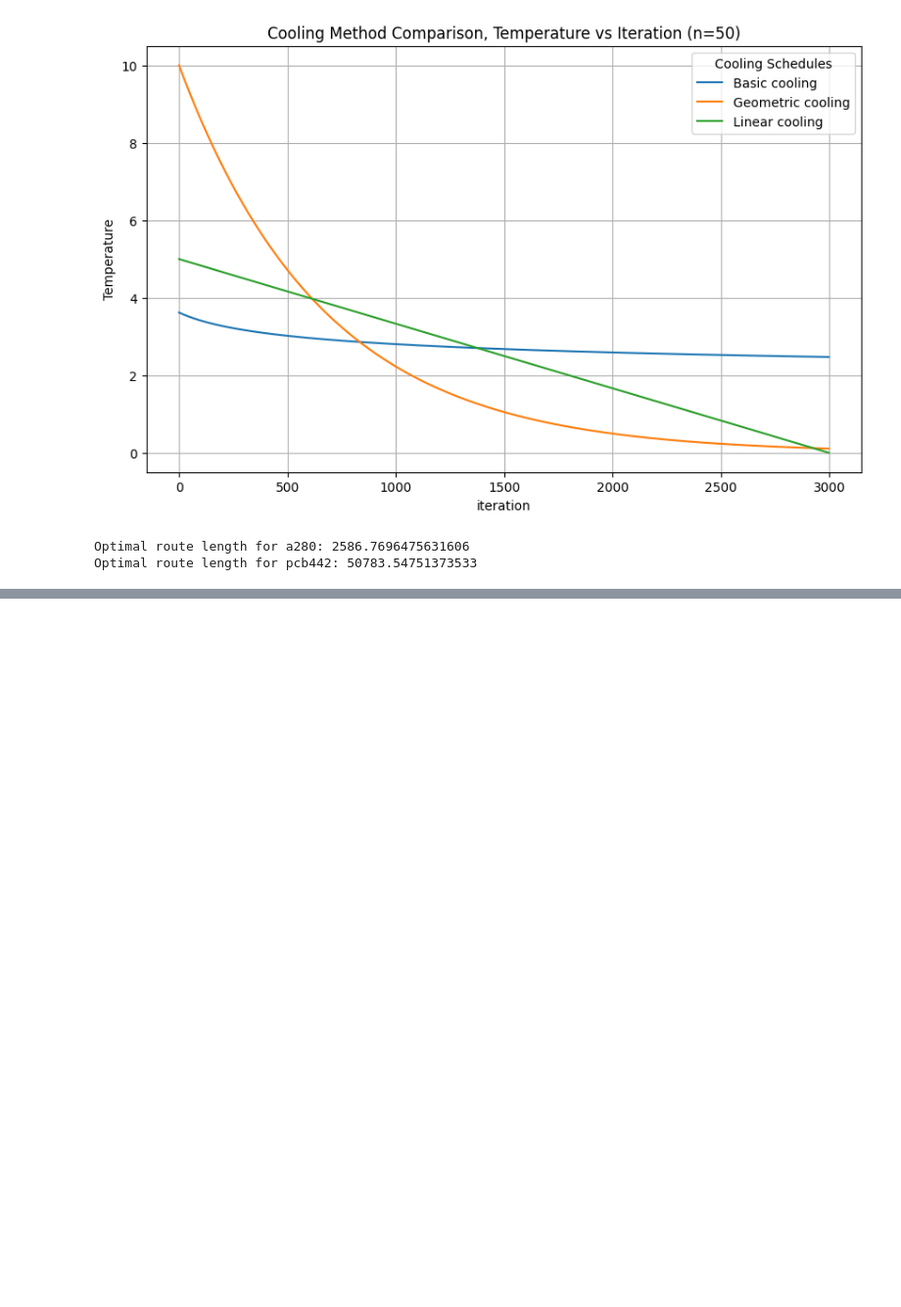
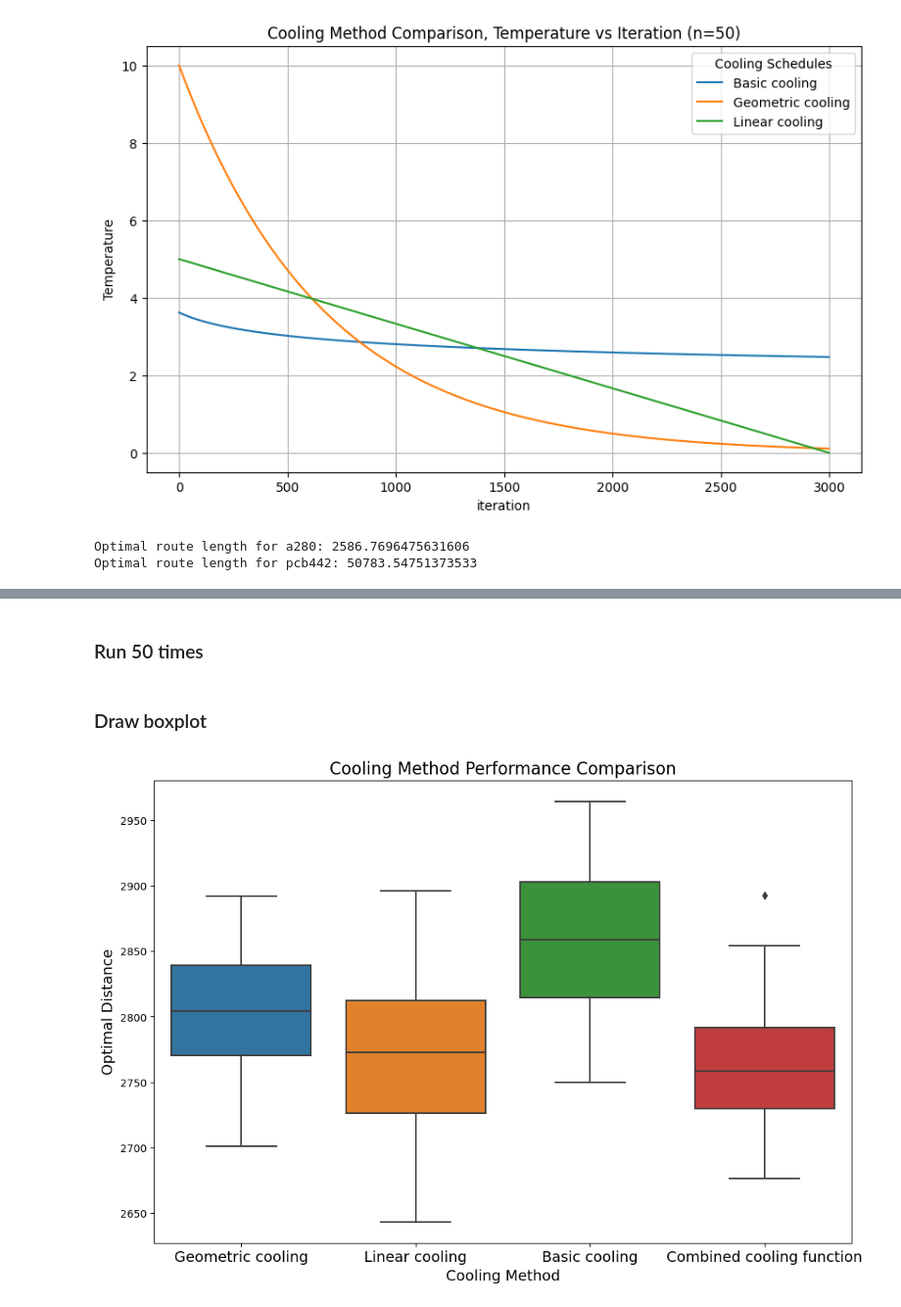
Before and after one commit to Ly-MX15/Stochasticsimulation_AS3, a Jupyter notebook: Assignment 3.ipynb, the cells around one changed output, grey strips where cells are left out. Shown at 98% size. Cells and saved outputs as stored; diff of their text form; code cells hidden in the pictures; blank space fills up the shorter version.

```diff
--- a/Assignment 3.ipynb
+++ b/Assignment 3.ipynb
@@ -397,0 +512,7 @@ cooling_function_compare(cooling_method_names, temper_iters, "temper")
+# %%
+compare_Optimizing_function(cooling_method_names, Optimizing_functions_names, distance_iters, "Distance")
+compare_Optimizing_function(cooling_method_names, Optimizing_functions_names, temper_iters, "Temper")
+# Draw the solution using the optimal path and city coordinates found previously
+Optimizing_functions_names = ["Move node", "Two opt swap", "Three opt swap"]
+for optimal_route, cooling_method_name, Optimizing_functions_name in zip(optimal_routes, cooling_method_names, Optimizing_functions_names):
+    plot_tsp_solution_compare_Optimizing_function(cities, optimal_route, cooling_method_name, Optimizing_functions_name)
@@ -1077,0 +1267,8 @@ Optimal route length for pcb442: 50783.54751373533
+# %%
+def adjust_markov_chain_length(current_stage):
+    if current_stage == 1:
+        return parameters['markov_chain_stage1']
+    if current_stage == 2:
+        return parameters['markov_chain_stage2']
+    if current_stage == 3:
+        return parameters['markov_chain_stage3']
@@ -1077,0 +1454,8 @@ Optimal route length for pcb442: 50783.54751373533
+# %%
+cooling_function_compare(cooling_method_names, distance_runs, "distance")
+cooling_temper(cooling_method_names, temper_runs, "Temper", parameters["stop_stage1"], parameters["stop_stage2"])
+# Draw the solution using the optimal path and city coordinates found previously
+for optimal_route in optimal_routes:
+    plot_tsp_solution(cities, optimal_route, "Geometric_cooling")
+# %% [markdown]
+### Run 50 times
@@ -1077,0 +1528,4 @@ Optimal route length for pcb442: 50783.54751373533
+# %%
+optimal_distancess = []
+for i in range(50):
+    optimal_distancess.append(test_main())
@@ -1077,0 +1537,24 @@ Optimal route length for pcb442: 50783.54751373533
+# %% [markdown]
+### Draw boxplot
+# %%
+df1 = pd.read_csv('data/cooling_method_comparison_df_n=50.csv')
+df1['distance_iter'] = df1['distance_iter'].apply(lambda x: eval(x))
+df1['temper_iter'] = df1['temper_iter'].apply(lambda x: eval(x))
+
+# Assume optimal_distancess is a list or sequence you have defined
+df2 = pd.DataFrame({'cooling_method_name': ['Combined cooling function'] * len(optimal_distancess),
+                    'optimal_distance': optimal_distancess})
+
+# Merge two data sets
+combined_df = pd.concat([df1, df2])
+
+# Draw the merged box plot
+plt.figure(figsize=(12, 8))
+sns.boxplot(x='cooling_method_name', y='optimal_distance', data=combined_df)
+plt.title('Cooling Method Performance Comparison', fontsize=16)
+plt.xlabel('Cooling Method', fontsize=14)
+plt.ylabel('Optimal Distance', fontsize=14)
+plt.xticks(fontsize=14)
+plt.show()
+# %% [output]
+[figure, added]
```
Also changed, not shown: parts of 35 cells of this notebook.
